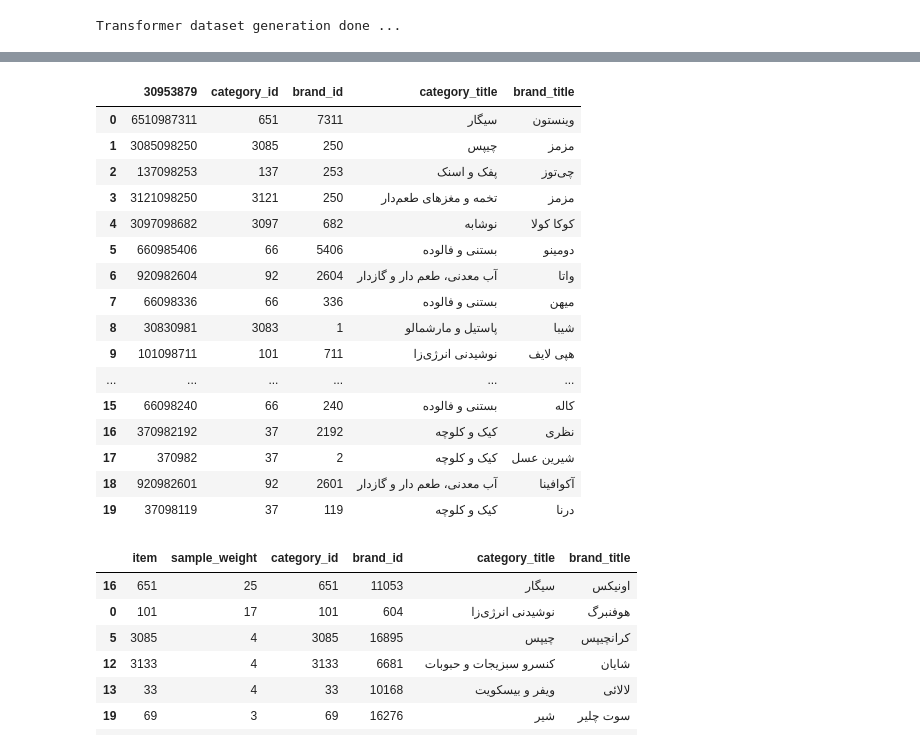
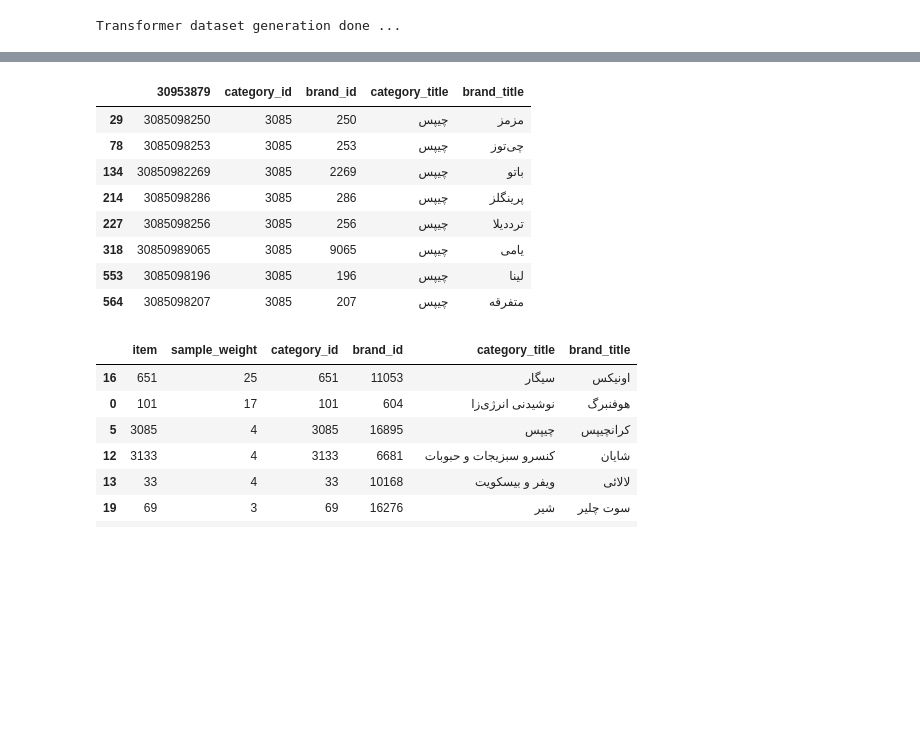
Before and after one commit to samousavizade/Recora, a Jupyter notebook: examples/time_series_recora_category.ipynb, the cells around one changed output, grey strips where cells are left out. Cells and saved outputs as stored; diff of their text form; code cells hidden in the pictures; blank space fills up the shorter version.

```diff
--- a/examples/time_series_recora_category.ipynb
+++ b/examples/time_series_recora_category.ipynb
@@ -568,8 +723,13 @@ Index(['item', 'user', 'time', 'order_hour', 'category_level2_id',
 # %%
-# eval_inter_events = eval_inter_events.groupby(['user', 'item']).agg({
-# 	'sample_weight': 'sum',  # total strength
-# 	# 'sample_weight': 'count',  # total strength
-#
-# 	'time': 'max',  # most recent interaction
-# 	'order_hour': 'mean'  # most frequent hour        # typical hour
-# }).reset_index()
+eval_inter_events = eval_inter_events.groupby(['user', 'item']).agg({
+	# 'sample_weight': 'sum',  # total strength
+	'sample_weight': 'count',  # total strength
+
+	'time': 'max',  # most recent interaction
+	# 'order_hour': 'mean'  # most frequent hour        # typical hour
+}).reset_index()
+
+eval_inter_events['label'] = eval_inter_events['sample_weight']
+# %%
+train_inter_events['sample_weight'] = 1
+eval_inter_events['sample_weight'] = 1
@@ -601,13 +764,5 @@ for c in user_sparse_features + item_sparse_features:
 		dataframe.loc[dataframe[c] == "0", c] = "missing"
 
 print("Missing value imputation done ...")
-
-scaler = QuantileTransformer(output_distribution='uniform', random_state=42, n_quantiles=10)
-train_data[user_dense_features + item_dense_features] = scaler.fit_transform(train_data[user_dense_features + item_dense_features]).astype(np.float32)
-eval_data[user_dense_features + item_dense_features] = scaler.transform(eval_data[user_dense_features + item_dense_features]).astype(np.float32)
-
-print("Scale done ...")
-
-# train_data['label'] = train_data['sample_weight']
 # %% [output]
 Missing value imputation done ...
@@ -1176,7 +1380,7 @@ def build_model(model_name: str, hp: dict, data_info):
 # Training entrypoint
 # ============================================================
 
-SELECTED_MODEL = "FM"
+SELECTED_MODEL = "SVD"
 hp = MODEL_CONFIGS[SELECTED_MODEL]
 
 print_hp(hp)
@@ -1187,10 +1391,10 @@ model.fit(
 	train_data=train_set,
 	neg_sampling=hp["NEG_SAMPLING"],
 	verbose=2,
-	shuffle=False,
+	shuffle=True,
 	metrics=METRICS,
 	eval_data=eval_set,
-	eval_user_num=50000,
+	eval_user_num=5000,
 	k=TOP_K,
 	eval_batch_size=hp["BATCH_SIZE"],
 )
@@ -1312,53 +1540,44 @@ KeyboardInterrupt:
 # # put your value in correct column
 # idx = list(feature_names).index('order_hour')
 # x[0, idx] = 8
 #
 # # transform
 # x_scaled = scaler.transform(x)
 #
 # order_hour_scaled = x_scaled[0, idx]
 # print(order_hour_scaled)
 
 result = model.recommend_user(
 	"30953879",
-	n_rec=20,
+	n_rec=630,
 	filter_consumed=False,
 	# user_feats={
 	# 	"order_hour": 0,
 	# }
 )
 
 result = pd.DataFrame(result)
 result[['category_id', 'brand_id']] = (
 	result["30953879"]
 	.str.split("098", expand=True, n=1)  # n=1 ensures we only split once
 )
 
-result.dtypes
-
 brand_category_titles = pd.read_csv('./sample_data/brand_category_titles.csv')
 brand_category_titles['category_id'] = brand_category_titles['category_id'].astype(str)
 brand_category_titles['brand_id'] = brand_category_titles['brand_id'].astype(str)
 result = result.merge(brand_category_titles, on=['category_id', 'brand_id'], how='left')
-result
+result[result['category_id'] == "3085"]
+# result
 # %% [output]
 |  | 30953879 | category_id | brand_id | category_title | brand_title |
-| 0 | 6510987311 | 651 | 7311 | سیگار | وینستون |
-| 1 | 3085098250 | 3085 | 250 | چیپس | مزمز |
-| 2 | 137098253 | 137 | 253 | پفک و اسنک | چی‌توز |
-| 3 | 3121098250 | 3121 | 250 | تخمه و مغزهای طعم‌دار | مزمز |
-| 4 | 3097098682 | 3097 | 682 | نوشابه | کوکا کولا |
-| 5 | 660985406 | 66 | 5406 | بستنی و فالوده | دومینو |
-| 6 | 920982604 | 92 | 2604 | آب معدنی، طعم دار و گازدار | واتا |
-| 7 | 66098336 | 66 | 336 | بستنی و فالوده | میهن |
-| 8 | 30830981 | 3083 | 1 | پاستیل و مارشمالو | شیبا |
-| 9 | 101098711 | 101 | 711 | نوشیدنی انرژی‌زا | هپی لایف |
-| ... | ... | ... | ... | ... | ... |
-| 15 | 66098240 | 66 | 240 | بستنی و فالوده | کاله |
-| 16 | 370982192 | 37 | 2192 | کیک و کلوچه | نظری |
-| 17 | 370982 | 37 | 2 | کیک و کلوچه | شیرین عسل |
-| 18 | 920982601 | 92 | 2601 | آب معدنی، طعم دار و گازدار | آکوافینا |
-| 19 | 37098119 | 37 | 119 | کیک و کلوچه | درنا |
+| 29 | 3085098250 | 3085 | 250 | چیپس | مزمز |
+| 78 | 3085098253 | 3085 | 253 | چیپس | چی‌توز |
+| 134 | 30850982269 | 3085 | 2269 | چیپس | باتو |
+| 214 | 3085098286 | 3085 | 286 | چیپس | پرینگلز |
+| 227 | 3085098256 | 3085 | 256 | چیپس | ترددیلا |
+| 318 | 30850989065 | 3085 | 9065 | چیپس | یامی |
+| 553 | 3085098196 | 3085 | 196 | چیپس | لینا |
+| 564 | 3085098207 | 3085 | 207 | چیپس | متفرقه |
 # %%
 result = train_data[train_data['user'] == "30953879"].groupby(['item'])['sample_weight'].count().reset_index()
 brand_category_titles['category_id'] = brand_category_titles['category_id'].astype(str)
```
Also changed, not shown: parts of 26 cells of this notebook, 14 other files.
